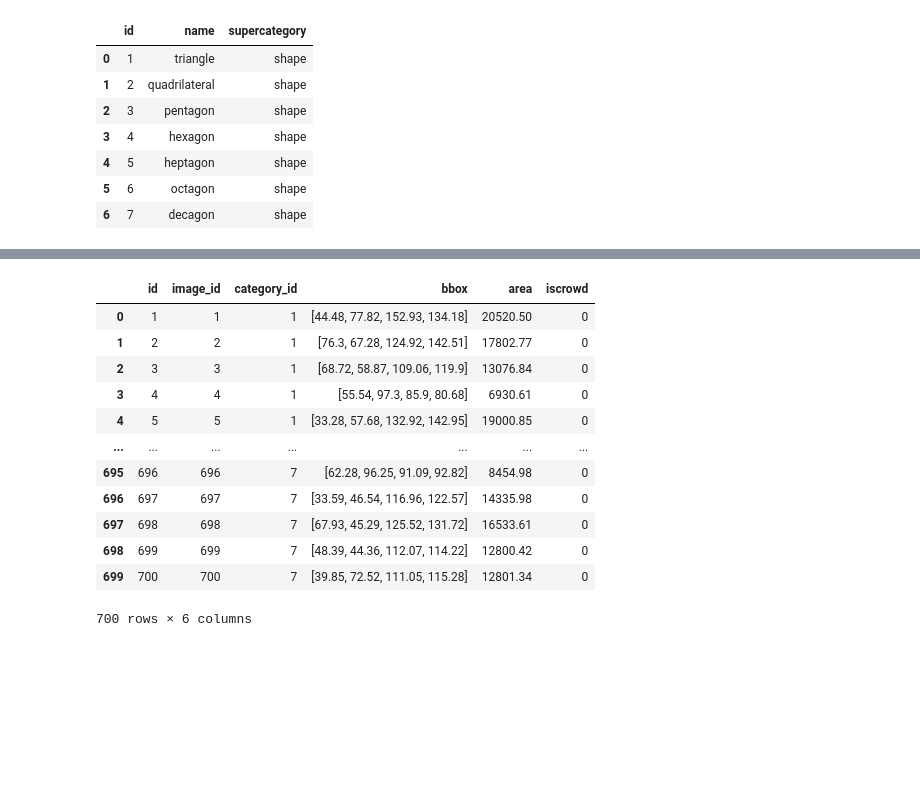
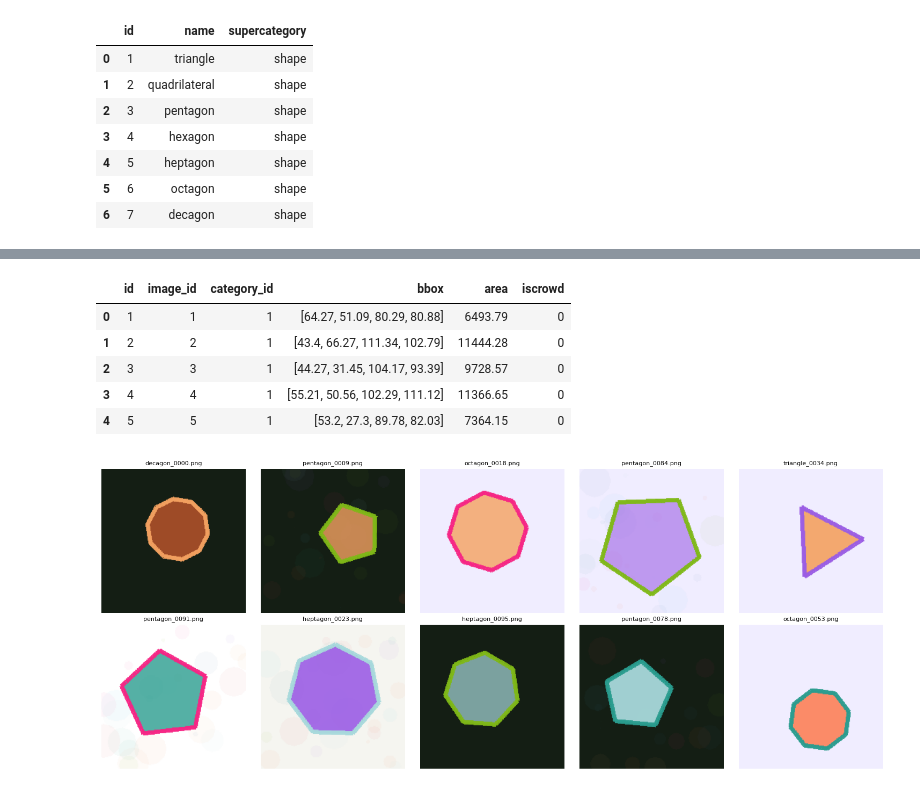
Before and after one commit to vicradon/ml-workspace, a Jupyter notebook: shape_detection/shape_detection.ipynb, the cells around one changed output, grey strips where cells are left out. Cells and saved outputs as stored; diff of their text form; code cells hidden in the pictures; blank space fills up the shorter version.

```diff
--- a/shape_detection/shape_detection.ipynb
+++ b/shape_detection/shape_detection.ipynb
@@ -13,7 +43,7 @@ from tqdm import tqdm
 import json
 from itertools import islice
 
-with open("./annotations/instances.json", "r") as annotation_data:
+with open("/kaggle/working/annotations/instances.json", "r") as annotation_data:
     content = annotation_data.read()
 
 annotation_data = json.loads(content)
@@ -51,16 +107,28 @@ images
 # %%
-annotations
+annotations.head()
 # %% [output]
 |  | id | image_id | category_id | bbox | area | iscrowd |
-| 0 | 1 | 1 | 1 | [44.48, 77.82, 152.93, 134.18] | 20520.50 | 0 |
-| 1 | 2 | 2 | 1 | [76.3, 67.28, 124.92, 142.51] | 17802.77 | 0 |
-| 2 | 3 | 3 | 1 | [68.72, 58.87, 109.06, 119.9] | 13076.84 | 0 |
-| 3 | 4 | 4 | 1 | [55.54, 97.3, 85.9, 80.68] | 6930.61 | 0 |
-| 4 | 5 | 5 | 1 | [33.28, 57.68, 132.92, 142.95] | 19000.85 | 0 |
-| ... | ... | ... | ... | ... | ... | ... |
-| 695 | 696 | 696 | 7 | [62.28, 96.25, 91.09, 92.82] | 8454.98 | 0 |
-| 696 | 697 | 697 | 7 | [33.59, 46.54, 116.96, 122.57] | 14335.98 | 0 |
-| 697 | 698 | 698 | 7 | [67.93, 45.29, 125.52, 131.72] | 16533.61 | 0 |
-| 698 | 699 | 699 | 7 | [48.39, 44.36, 112.07, 114.22] | 12800.42 | 0 |
-| 699 | 700 | 700 | 7 | [39.85, 72.52, 111.05, 115.28] | 12801.34 | 0 |
+| 0 | 1 | 1 | 1 | [64.27, 51.09, 80.29, 80.88] | 6493.79 | 0 |
+| 1 | 2 | 2 | 1 | [43.4, 66.27, 111.34, 102.79] | 11444.28 | 0 |
+| 2 | 3 | 3 | 1 | [44.27, 31.45, 104.17, 93.39] | 9728.57 | 0 |
+| 3 | 4 | 4 | 1 | [55.21, 50.56, 102.29, 111.12] | 11366.65 | 0 |
+| 4 | 5 | 5 | 1 | [53.2, 27.3, 89.78, 82.03] | 7364.15 | 0 |
-700 rows × 6 columns
+# %%
+import os
+from PIL import Image
+
+first_10 = images.sample(10)
+
+fig, axes = plt.subplots(2, 5, figsize=(15, 6))
+axes = axes.flatten()
+
+for i, (_, row) in enumerate(first_10.iterrows()):
+    img = Image.open(row["file_name"])
+    axes[i].imshow(img)
+    axes[i].set_title(row["file_name"].split("/")[-1], fontsize=8)
+    axes[i].axis("off")
+
+plt.tight_layout()
+plt.show()
+# %% [output]
+[figure, added]
```
Also changed, not shown: parts of 7 cells of this notebook.
